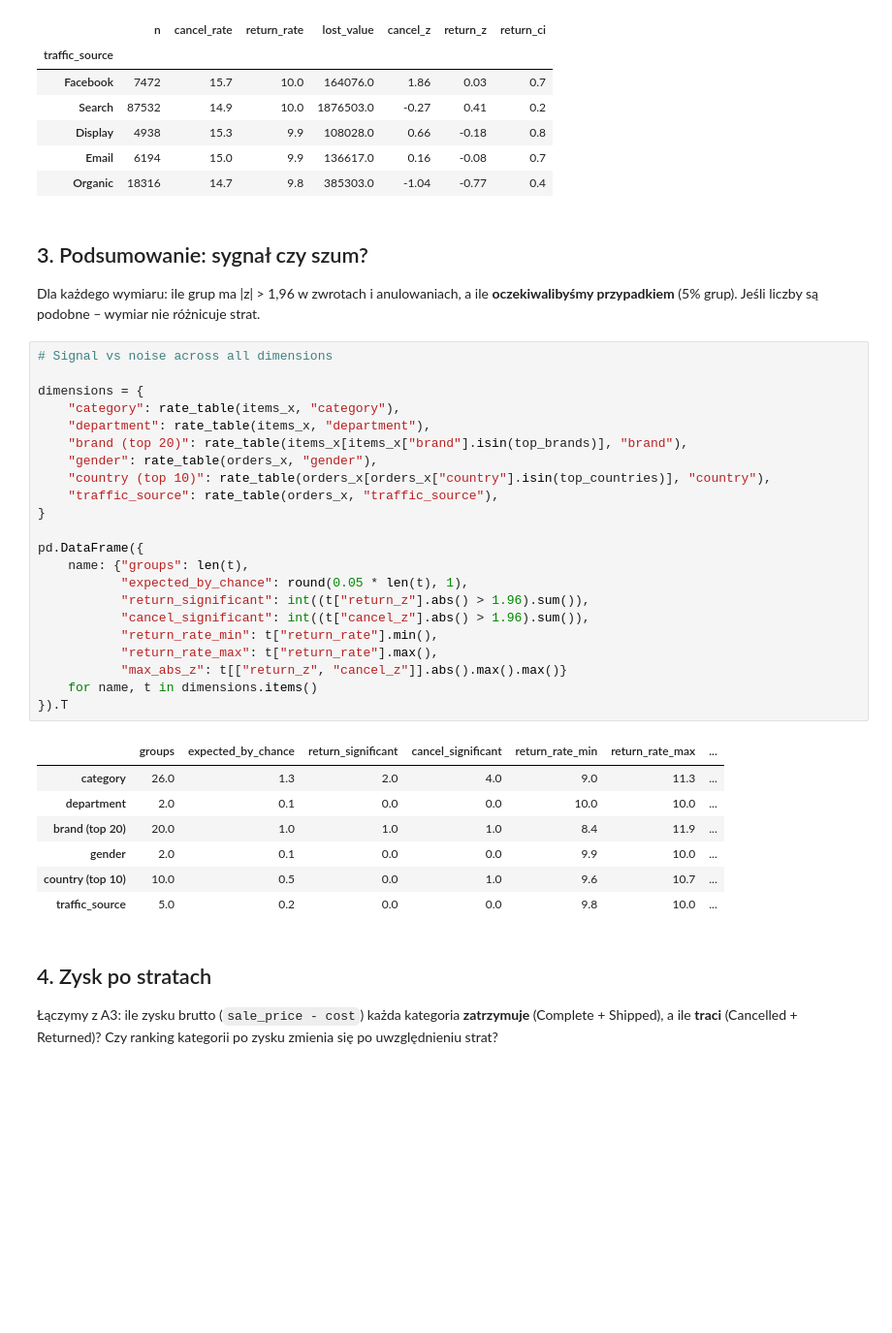
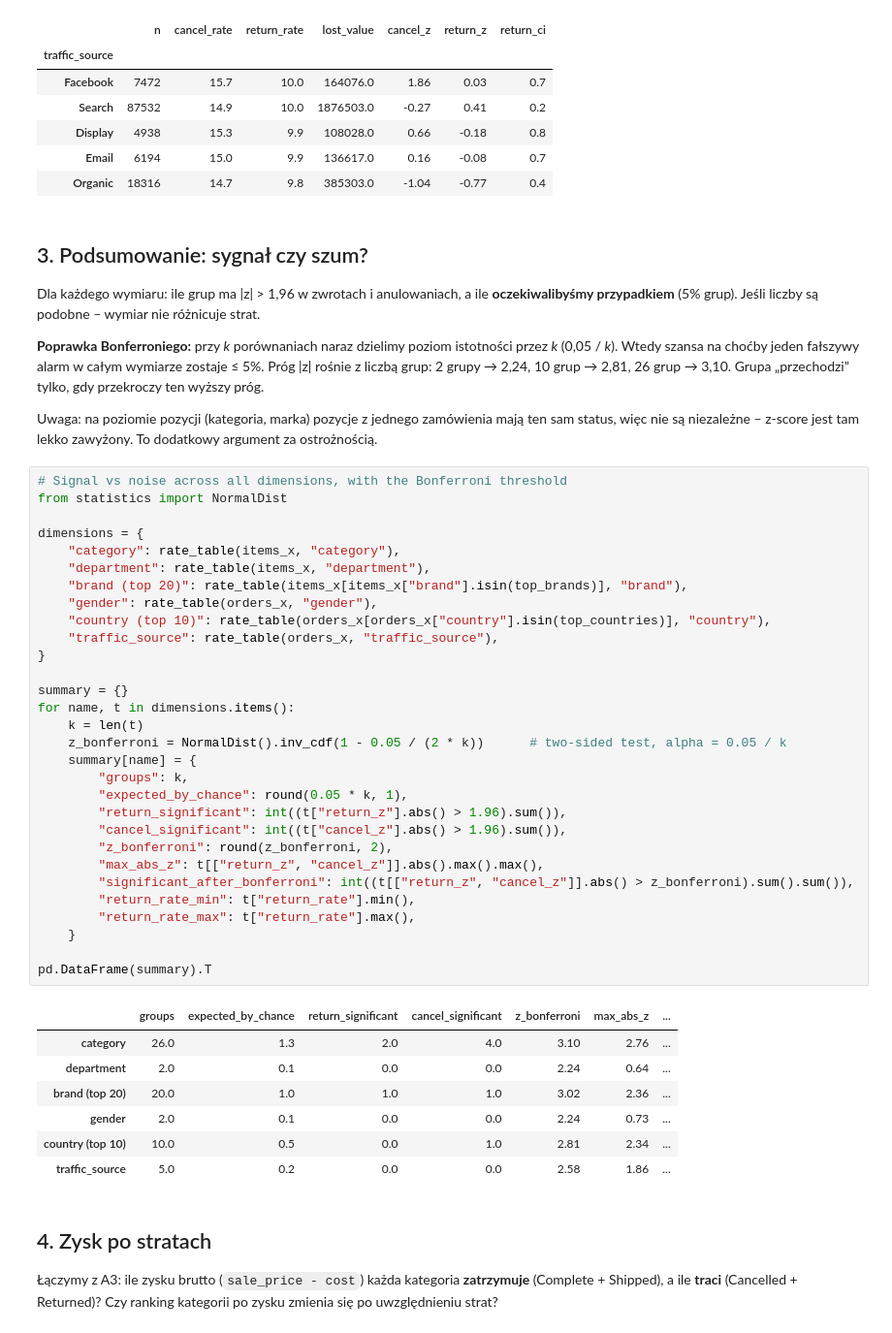
Before and after one commit to Raaaayu/thelook-ecommerce-analytics, a Jupyter notebook: 07_eda_cancellations_returns.ipynb, the cells around one changed output. Shown at 97% size. Saved outputs shown, nothing was run; the diff lists cells and outputs as text; blank space fills up the shorter version.

Commit message:
EDA A5: Bonferroni correction and conclusions

```diff
--- a/07_eda_cancellations_returns.ipynb
+++ b/07_eda_cancellations_returns.ipynb
@@ -367,36 +367,51 @@ rate_table(orders_x, "traffic_source").sort_values("return_rate", ascending=Fals
 
 Dla każdego wymiaru: ile grup ma |z| > 1,96 w zwrotach i anulowaniach, a ile **oczekiwalibyśmy przypadkiem** (5% grup).
 Jeśli liczby są podobne – wymiar nie różnicuje strat.
+
+**Poprawka Bonferroniego:** przy *k* porównaniach naraz dzielimy poziom istotności przez *k* (0,05 / *k*).
+Wtedy szansa na choćby jeden fałszywy alarm w całym wymiarze zostaje ≤ 5%. Próg |z| rośnie z liczbą grup:
+2 grupy → 2,24, 10 grup → 2,81, 26 grup → 3,10. Grupa „przechodzi” tylko, gdy przekroczy ten wyższy próg.
+
+Uwaga: na poziomie pozycji (kategoria, marka) pozycje z jednego zamówienia mają ten sam status, więc nie są
+niezależne – z-score jest tam lekko zawyżony. To dodatkowy argument za ostrożnością.
 # %%
-# Signal vs noise across all dimensions
+# Signal vs noise across all dimensions, with the Bonferroni threshold
+from statistics import NormalDist
 
 dimensions = {
     "category": rate_table(items_x, "category"),
     "department": rate_table(items_x, "department"),
     "brand (top 20)": rate_table(items_x[items_x["brand"].isin(top_brands)], "brand"),
     "gender": rate_table(orders_x, "gender"),
     "country (top 10)": rate_table(orders_x[orders_x["country"].isin(top_countries)], "country"),
     "traffic_source": rate_table(orders_x, "traffic_source"),
 }
 
-pd.DataFrame({
-    name: {"groups": len(t),
-           "expected_by_chance": round(0.05 * len(t), 1),
-           "return_significant": int((t["return_z"].abs() > 1.96).sum()),
-           "cancel_significant": int((t["cancel_z"].abs() > 1.96).sum()),
-           "return_rate_min": t["return_rate"].min(),
-           "return_rate_max": t["return_rate"].max(),
-           "max_abs_z": t[["return_z", "cancel_z"]].abs().max().max()}
-    for name, t in dimensions.items()
-}).T
+summary = {}
+for name, t in dimensions.items():
+    k = len(t)
+    z_bonferroni = NormalDist().inv_cdf(1 - 0.05 / (2 * k))      # two-sided test, alpha = 0.05 / k
+    summary[name] = {
+        "groups": k,
+        "expected_by_chance": round(0.05 * k, 1),
+        "return_significant": int((t["return_z"].abs() > 1.96).sum()),
+        "cancel_significant": int((t["cancel_z"].abs() > 1.96).sum()),
+        "z_bonferroni": round(z_bonferroni, 2),
+        "max_abs_z": t[["return_z", "cancel_z"]].abs().max().max(),
+        "significant_after_bonferroni": int((t[["return_z", "cancel_z"]].abs() > z_bonferroni).sum().sum()),
+        "return_rate_min": t["return_rate"].min(),
+        "return_rate_max": t["return_rate"].max(),
+    }
+
+pd.DataFrame(summary).T
 # %% [output]
-|  | groups | expected_by_chance | return_significant | cancel_significant | return_rate_min | return_rate_max | ... |
-| category | 26.0 | 1.3 | 2.0 | 4.0 | 9.0 | 11.3 | ... |
-| department | 2.0 | 0.1 | 0.0 | 0.0 | 10.0 | 10.0 | ... |
-| brand (top 20) | 20.0 | 1.0 | 1.0 | 1.0 | 8.4 | 11.9 | ... |
-| gender | 2.0 | 0.1 | 0.0 | 0.0 | 9.9 | 10.0 | ... |
-| country (top 10) | 10.0 | 0.5 | 0.0 | 1.0 | 9.6 | 10.7 | ... |
-| traffic_source | 5.0 | 0.2 | 0.0 | 0.0 | 9.8 | 10.0 | ... |
+|  | groups | expected_by_chance | return_significant | cancel_significant | z_bonferroni | max_abs_z | ... |
+| category | 26.0 | 1.3 | 2.0 | 4.0 | 3.10 | 2.76 | ... |
+| department | 2.0 | 0.1 | 0.0 | 0.0 | 2.24 | 0.64 | ... |
+| brand (top 20) | 20.0 | 1.0 | 1.0 | 1.0 | 3.02 | 2.36 | ... |
+| gender | 2.0 | 0.1 | 0.0 | 0.0 | 2.24 | 0.73 | ... |
+| country (top 10) | 10.0 | 0.5 | 0.0 | 1.0 | 2.81 | 2.34 | ... |
+| traffic_source | 5.0 | 0.2 | 0.0 | 0.0 | 2.58 | 1.86 | ... |
 # %% [markdown]
 ## 4. Zysk po stratach
 
```
Also changed, not shown: parts of 2 cells of this notebook, 1 other file.
